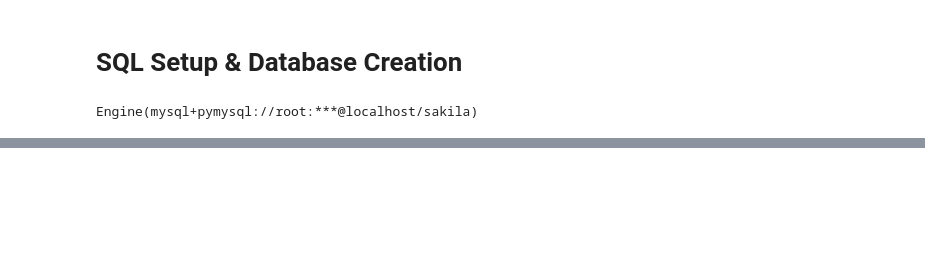
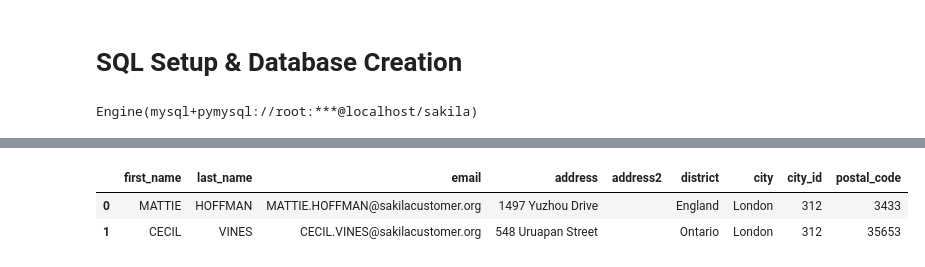
Before and after one commit to jaytrey777/Queries--Sakila--Core-, a Jupyter notebook: Queries - Sakila (Core).ipynb, the cells around one changed output, grey strips where cells are left out. Cells and saved outputs as stored; diff of their text form; code cells hidden in the pictures; blank space fills up the shorter version.

```diff
--- a/Queries - Sakila (Core).ipynb
+++ b/Queries - Sakila (Core).ipynb
@@ -58,0 +39,17 @@ Engine(mysql+pymysql://root:***@localhost/sakila)
+# %%
+q = '''
+SELECT cu.first_name, cu.last_name, cu.email, ad.address, ad.address2,
+ad.district, ci.city, ci.city_id, ad.postal_code
+FROM customer AS cu
+JOIN address AS ad
+ON cu.address_id = ad.address_id
+JOIN city AS ci
+ON ad.city_id = ci.city_id
+WHERE ci.city_id = 312;
+'''
+
+pd.read_sql(q, engine)
+# %% [output]
+|  | first_name | last_name | email | address | address2 | district | city | city_id | postal_code |
+| 0 | MATTIE | HOFFMAN | MATTIE.HOFFMAN@sakilacustomer.org | 1497 Yuzhou Drive |  | England | London | 312 | 3433 |
+| 1 | CECIL | VINES | CECIL.VINES@sakilacustomer.org | 548 Uruapan Street |  | Ontario | London | 312 | 35653 |
```
Also changed, not shown: parts of 17 cells of this notebook.
